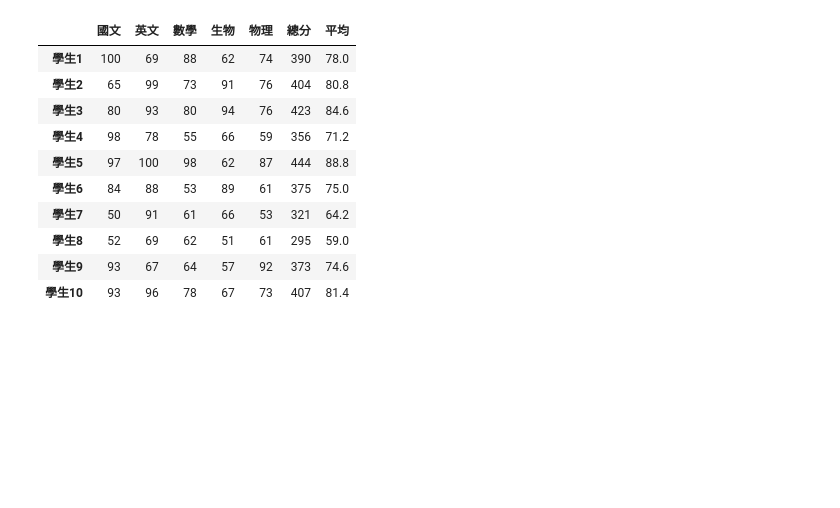
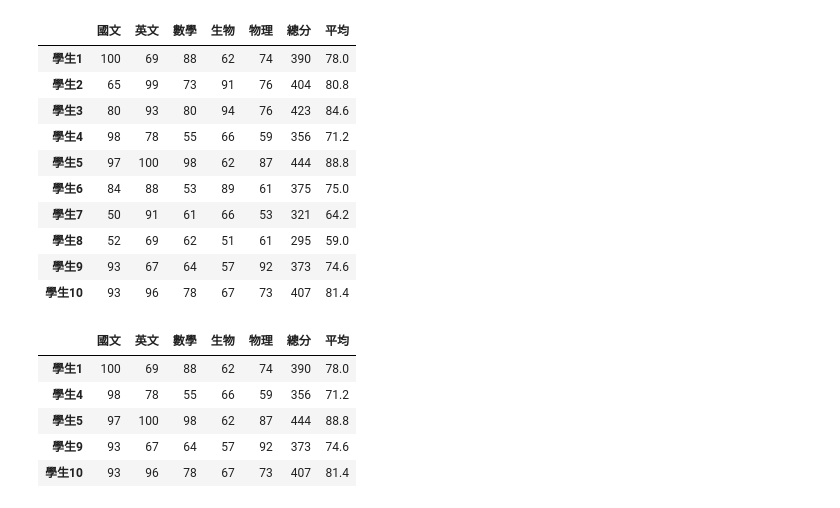
Before and after one commit to margart0114/Python_20250503, a Jupyter notebook: lesson13/lesson13_3.ipynb, the cells around one changed output. Drawn from its saved outputs; the diff is of its cells as text; code cells hidden in the pictures; blank space fills up the shorter version.

```diff
--- a/lesson13/lesson13_3.ipynb
+++ b/lesson13/lesson13_3.ipynb
@@ -168,3 +168,15 @@ students10
 | 學生8 | 52 | 69 | 62 | 51 | 61 | 295 | 59.0 |
 | 學生9 | 93 | 67 | 64 | 57 | 92 | 373 | 74.6 |
 | 學生10 | 93 | 96 | 78 | 67 | 73 | 407 | 81.4 |
+# %%
+#透過值的選取
+#subscript[list[boolean]]
+mask = [True,False,False,True,True,False,False,False,True,True]
+students10[mask]
+# %% [output]
+|  | 國文 | 英文 | 數學 | 生物 | 物理 | 總分 | 平均 |
+| 學生1 | 100 | 69 | 88 | 62 | 74 | 390 | 78.0 |
+| 學生4 | 98 | 78 | 55 | 66 | 59 | 356 | 71.2 |
+| 學生5 | 97 | 100 | 98 | 62 | 87 | 444 | 88.8 |
+| 學生9 | 93 | 67 | 64 | 57 | 92 | 373 | 74.6 |
+| 學生10 | 93 | 96 | 78 | 67 | 73 | 407 | 81.4 |
```
Also changed, not shown: parts of 3 cells of this notebook.
